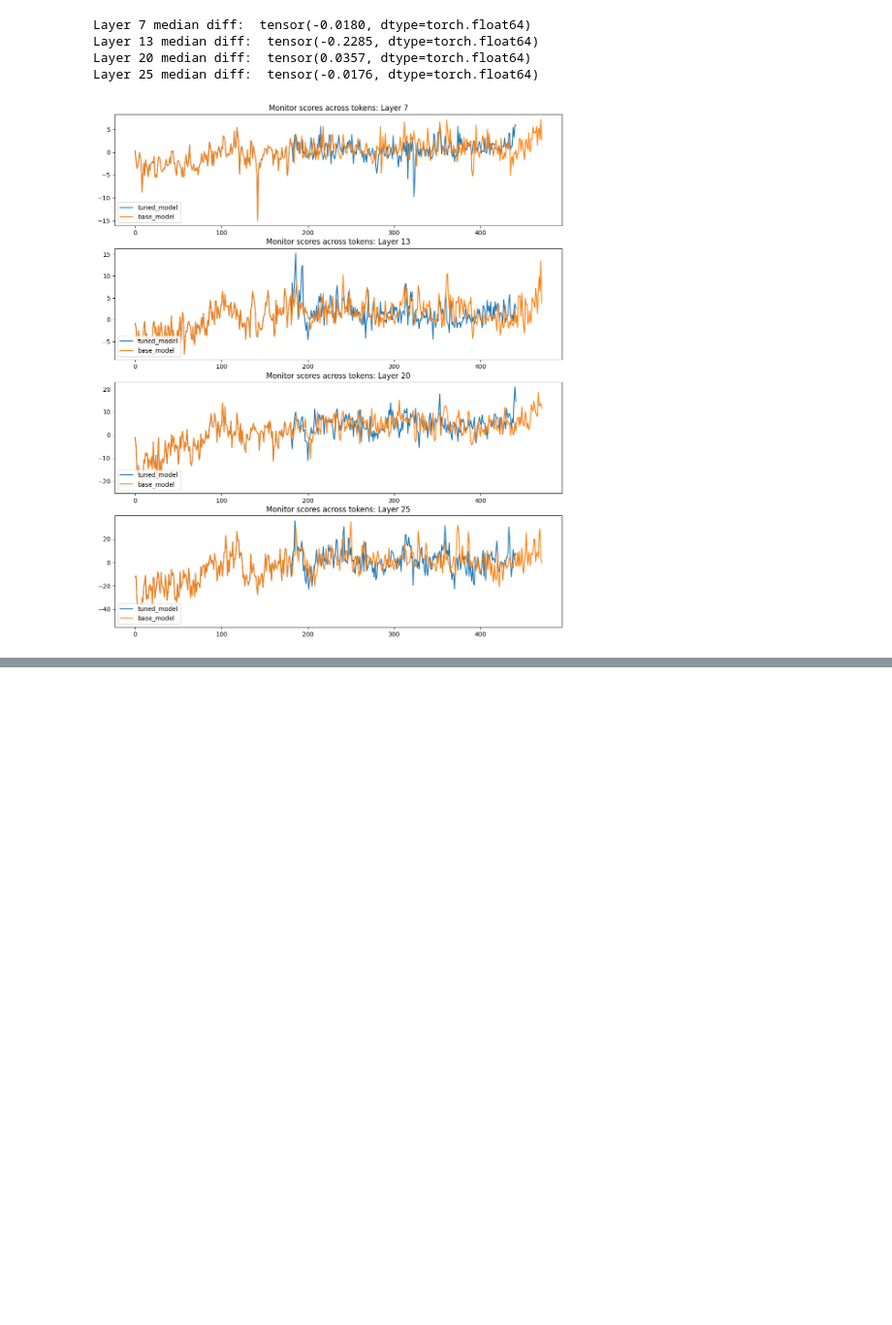
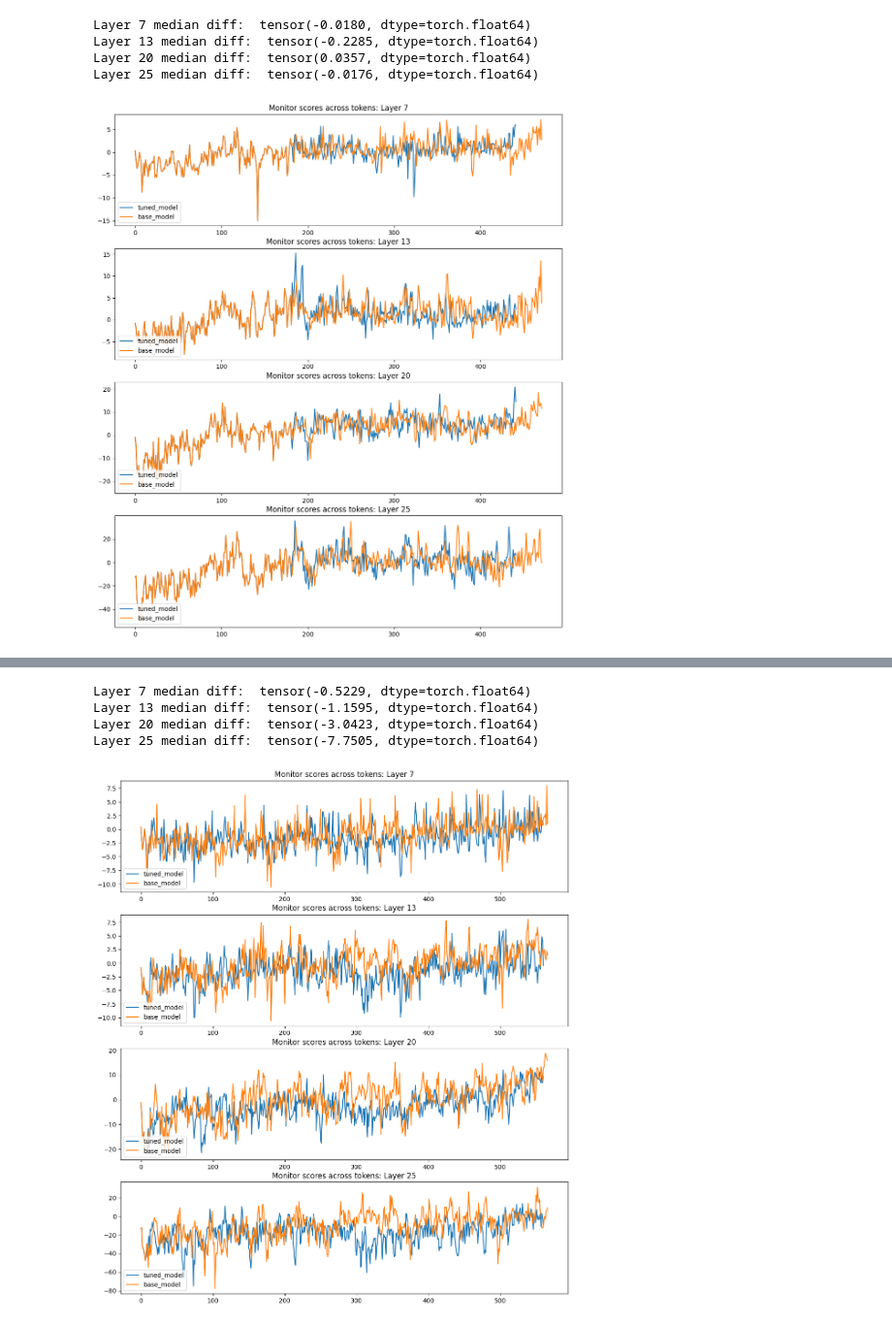
Before and after one commit to Yug-Oswal/cr-actpatch, a Jupyter notebook: actpatch_interpret_v2.ipynb, the cells around one changed output, grey strips where cells are left out. Shown at 97% size. Cells and saved outputs as stored; diff of their text form; code cells hidden in the pictures; blank space fills up the shorter version.

```diff
--- a/actpatch_interpret_v2.ipynb
+++ b/actpatch_interpret_v2.ipynb
@@ -37,8 +37,8 @@ def load_data(i=0):
 context = {}
 intervene_act = {}
 # %%
-def infer_with_patch(model, inputt, start, end, layers_to_track=[7, 13, 20, 25], save=False, patch=False):
-    max_new_tokens = 600
+def infer_with_patch(model, inputt, start, end, layers_to_track=[7, 13, 20, 25], save=False, patch=False, max_new_tokens=600):
+    max_new_tokens = max_new_tokens
     generated_ids = tokenizer(inputt, return_tensors="pt").input_ids.to(model.device)
     past_key_values = None
     start_pos = context["global_pos"] = generated_ids.shape[-1]
@@ -344,0 +347,2 @@ Layer 25 median diff:  tensor(-0.0176, dtype=torch.float64)
+# %%
+input_text = load_data(i=7)
@@ -344,0 +355,2 @@ Layer 25 median diff:  tensor(-0.0176, dtype=torch.float64)
+# %%
+text1, ids1, log1 = infer_with_patch(model1, input_text, start=None, end=None)
@@ -344,0 +377,2 @@ Layer 25 median diff:  tensor(-0.0176, dtype=torch.float64)
+# %%
+text2, ids2, log2 = infer_with_patch(model2, input_text, start=None, end=None, save=True)
@@ -344,0 +399,8 @@ Layer 25 median diff:  tensor(-0.0176, dtype=torch.float64)
+# %%
+plot_scores(log2, log1, dv)
+# %% [output]
+Layer 7 median diff:  tensor(-0.5229, dtype=torch.float64)
+Layer 13 median diff:  tensor(-1.1595, dtype=torch.float64)
+Layer 20 median diff:  tensor(-3.0423, dtype=torch.float64)
+Layer 25 median diff:  tensor(-7.7505, dtype=torch.float64)
+[figure, added]
```
Also changed, not shown: parts of 7 cells of this notebook.
